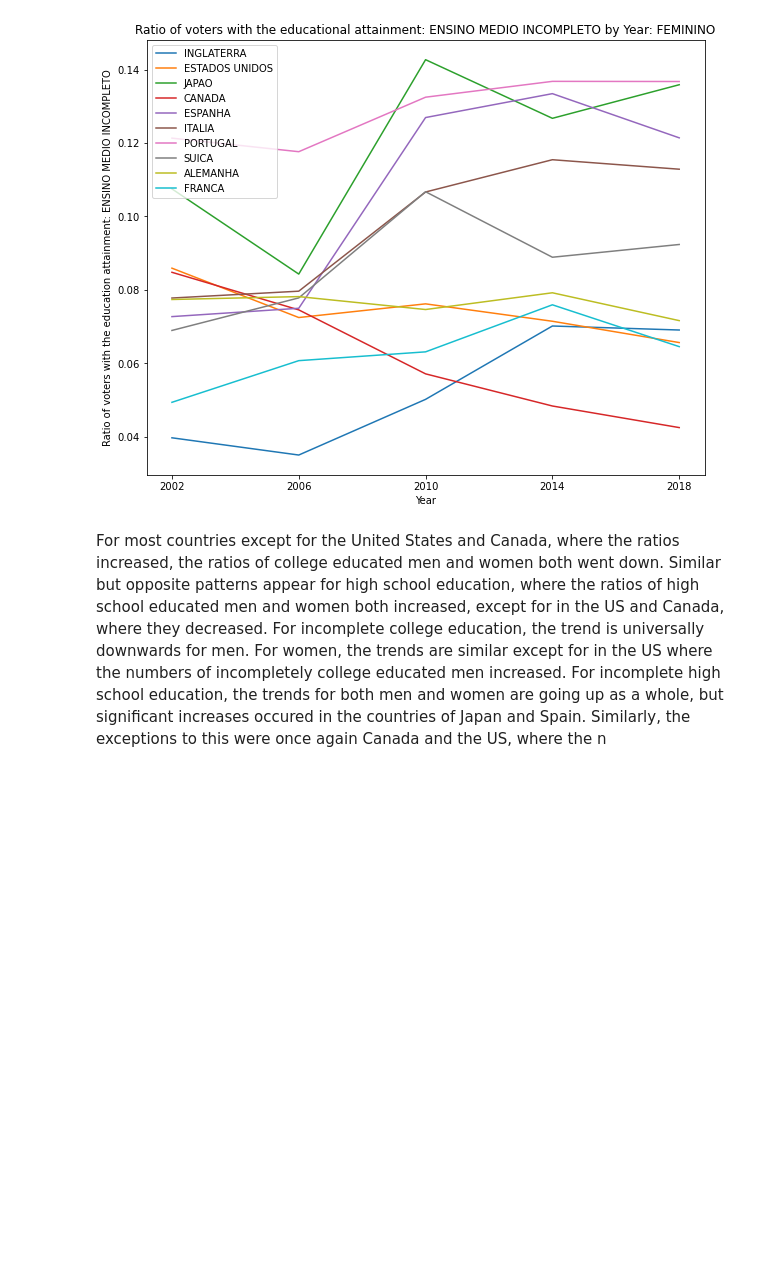
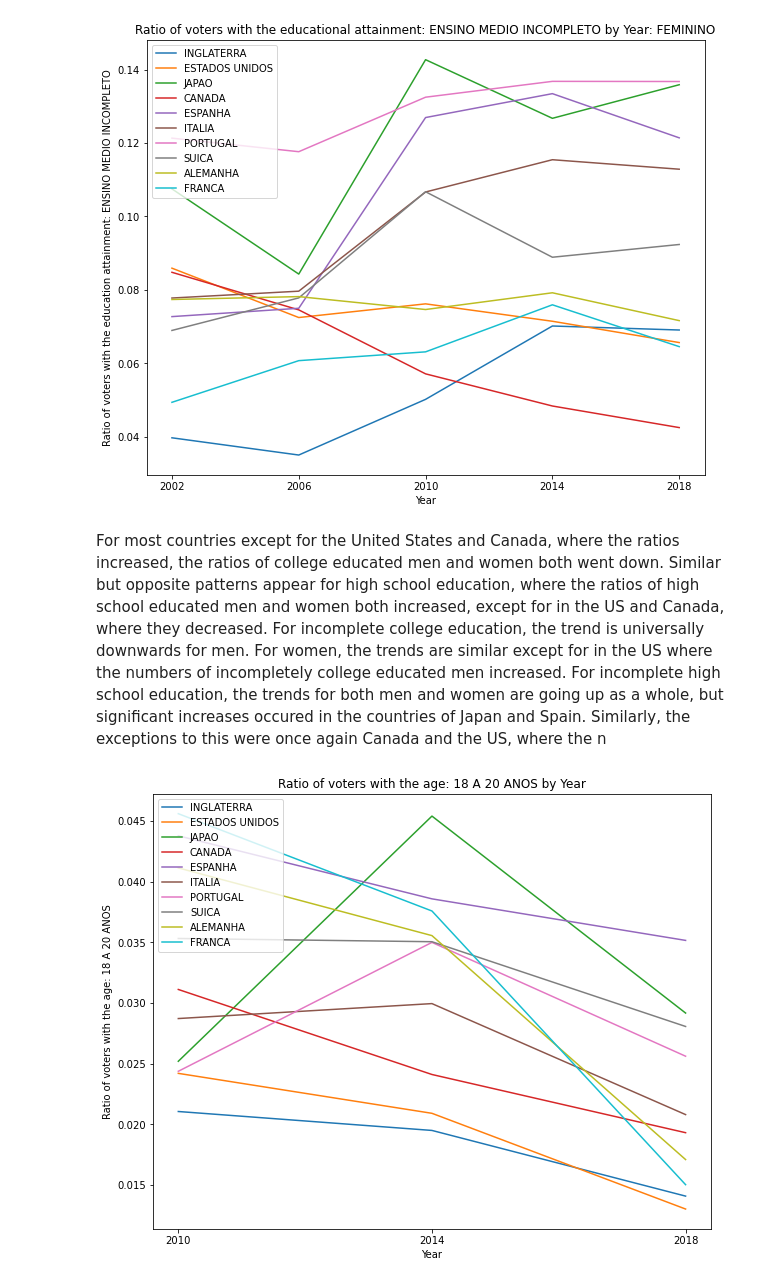
Before and after one commit to BU-Spark/ds-boston-bpda-br-election, a Jupyter notebook: TEAM1/src/electorate_location.ipynb, the cells around one changed output. Drawn from its saved outputs; the diff is of its cells as text; code cells hidden in the pictures; blank space fills up the shorter version.

```diff
--- a/TEAM1/src/electorate_location.ipynb
+++ b/TEAM1/src/electorate_location.ipynb
@@ -912,3 +914,45 @@ plot_education_by_country(top_10, "ENSINO MEDIO INCOMPLETO", "FEMININO")
 [figure]
 # %% [markdown]
 For most countries except for the United States and Canada, where the ratios increased, the ratios of college educated men and women both went down. Similar but opposite patterns appear for high school education, where the ratios of high school educated men and women both increased, except for in the US and Canada, where they decreased. For incomplete college education, the trend is universally downwards for men. For women, the trends are similar except for in the US where the numbers of incompletely college educated men increased. For incomplete high school education, the trends for both men and women are going up as a whole, but significant increases occured in the countries of Japan and Spain. Similarly, the exceptions to this were once again Canada and the US, where the n
+# %%
+import matplotlib.pyplot as plt
+
+def plot_age_by_country(df, age, gender = None):
+
+    countries = df["municipality_name"].unique()
+    years = df["election_year"].unique()
+
+    if gender is not None:
+        df = df[df["gender_description"] == gender]
+
+    for country in countries:
+        df_country = df[df["municipality_name"] == country]
+        sum_ages = []
+        for year in years:
+            df_year = df_country[df_country["election_year"] == year]
+            sum_all = df_year["quantity_of_voters"].sum()
+            df_year = df_year[df_year["age_group_description"] == age]
+            sum_education = df_year["quantity_of_voters"].sum()
+            ratio_age = sum_education / sum_all
+            sum_ages.append(ratio_age)
+
+        plt.plot(years, sum_ages, label = str(country))
+
+    plt.xticks(years)
+    plt.xlabel("Year")
+    plt.ylabel("Ratio of voters with the age: " + str(age))
+    plt.legend(loc="upper left")
+    if gender is not None:
+        plt.title("Ratio of voters with the age: " + str(age) + " by Year: " + gender)
+
+    else:
+        plt.title("Ratio of voters with the age: " + str(age) + " by Year")
+    plt.show()
+# %%
+combined_for_age = combine_data(df_2010, df_2014, df_2018)
+top_10_for_age = get_top_N(combined_for_age, countries_2018, 10)
+top_10_for_age = top_10_for_age.sort_values(by=['election_year', 'quantity_of_voters'], ascending=False)
+
+plot_age_by_country(top_10_for_age, "18 A 20 ANOS")
+# %% [output]
+[figure, added]
```
Also changed, not shown: parts of 8 cells of this notebook.
